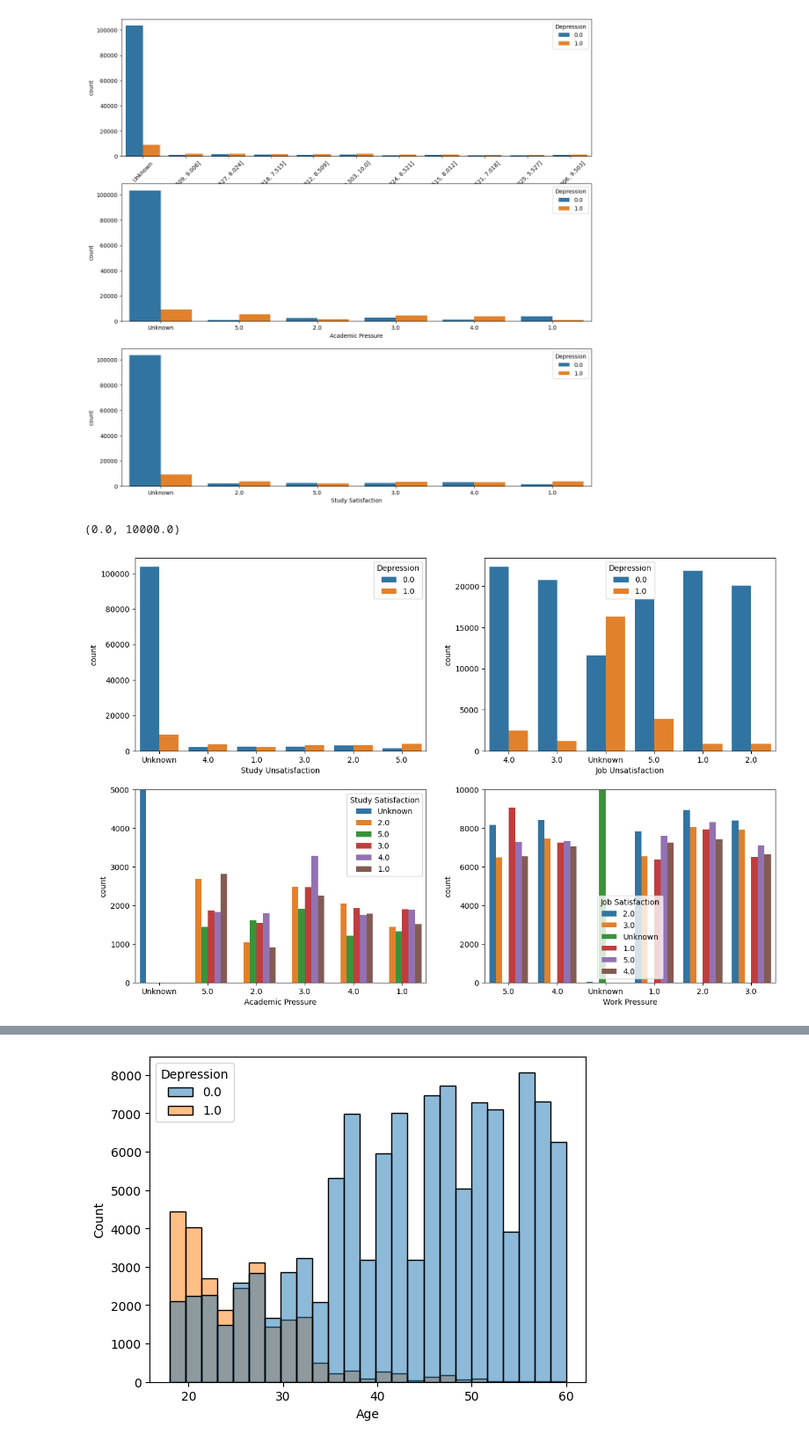
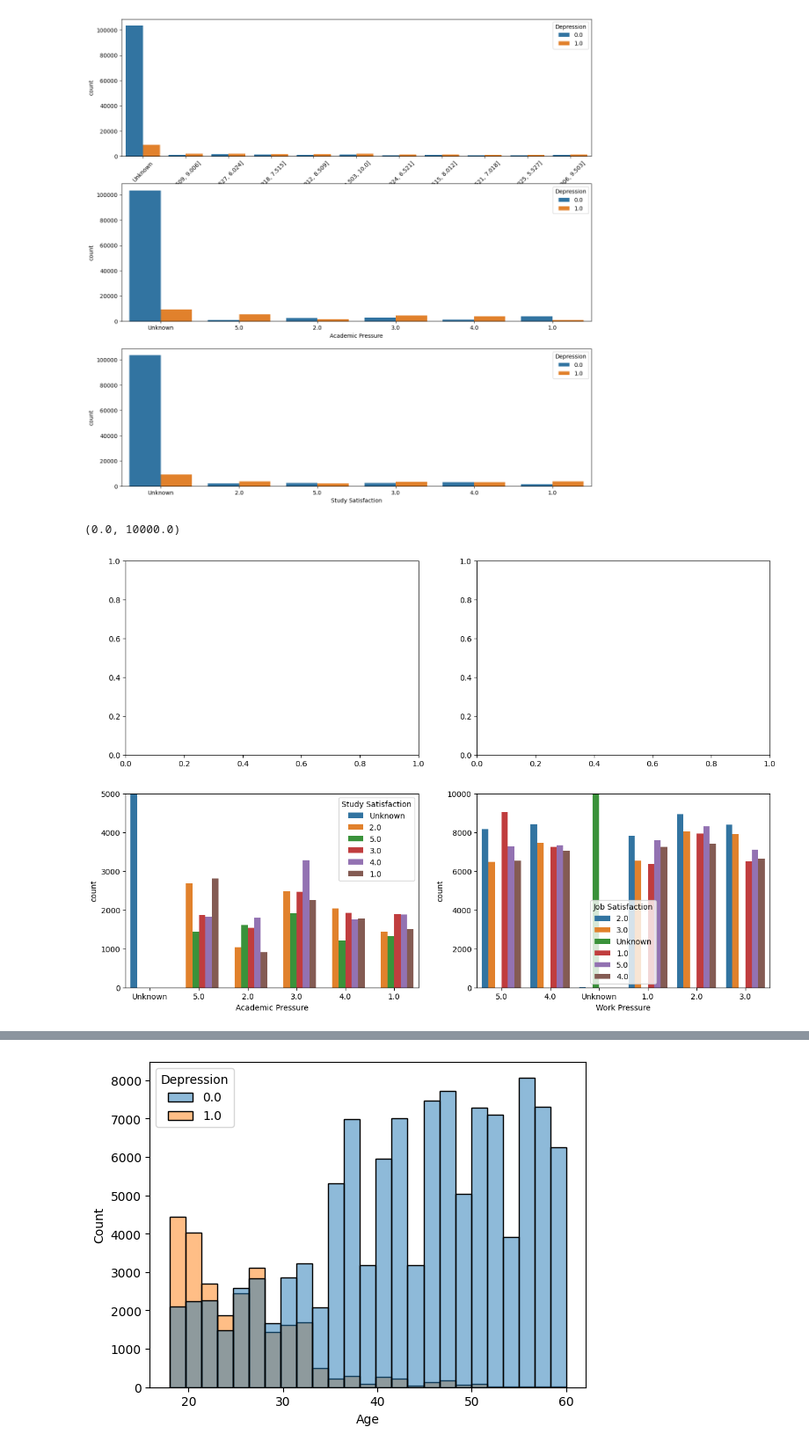
Before and after one commit to LoneCoder21/Kaggle-Notebooks, a Jupyter notebook: Classification/Mental Health/mental_health.ipynb, the cells around one changed output, grey strips where cells are left out. Shown at 88% size. Saved outputs shown, nothing was run; the diff lists cells and outputs as text; code cells hidden in the pictures.

Commit message:
remove unsatisfaction as it's useless

```diff
--- a/Classification/Mental Health/mental_health.ipynb
+++ b/Classification/Mental Health/mental_health.ipynb
@@ -169,22 +169,19 @@ sns.countplot(data,x="Study Satisfaction",hue="Depression",ax=axs[2])
 <Axes: xlabel='Study Satisfaction', ylabel='count'>
 [figure]
 # %%
-data['Study Unsatisfaction'] = data['Study Satisfaction'].apply(lambda x: "Unknown" if x == "Unknown" else 6.0 - float(x)).astype('str').astype('object') # subtract from 6
-data['Job Unsatisfaction'] = data['Job Satisfaction'].apply(lambda x: "Unknown" if x == "Unknown" else 6.0 - float(x)).astype('str').astype('object') # subtract from 6
+# data['Study Unsatisfaction'] = data['Study Satisfaction'].apply(lambda x: "Unknown" if x == "Unknown" else 6.0 - float(x)).astype('str').astype('object') # subtract from 6
+# data['Job Unsatisfaction'] = data['Job Satisfaction'].apply(lambda x: "Unknown" if x == "Unknown" else 6.0 - float(x)).astype('str').astype('object') # subtract from 6
 # %%
 fig,axs = plt.subplots(nrows=2,ncols=2,figsize=(15,10))
-
-sns.countplot(data,x="Study Unsatisfaction",hue="Depression",ax=axs[0][0])
-sns.countplot(data,x="Job Unsatisfaction",hue="Depression",ax=axs[0][1])
 
 sns.countplot(data,x="Academic Pressure",hue="Study Satisfaction",ax=axs[1][0])
 sns.countplot(data,x="Work Pressure",hue="Job Satisfaction",ax=axs[1][1])
 
 axs[1][0].set_ylim(0, 5000)
 axs[1][1].set_ylim(0, 10000)
 # %% [output]
 (0.0, 10000.0)
-[figure, old version]
+[figure, new version]
 # %%
 show_missing_values(data)
 # %% [output]
```
Also changed, not shown: parts of 7 cells of this notebook.
